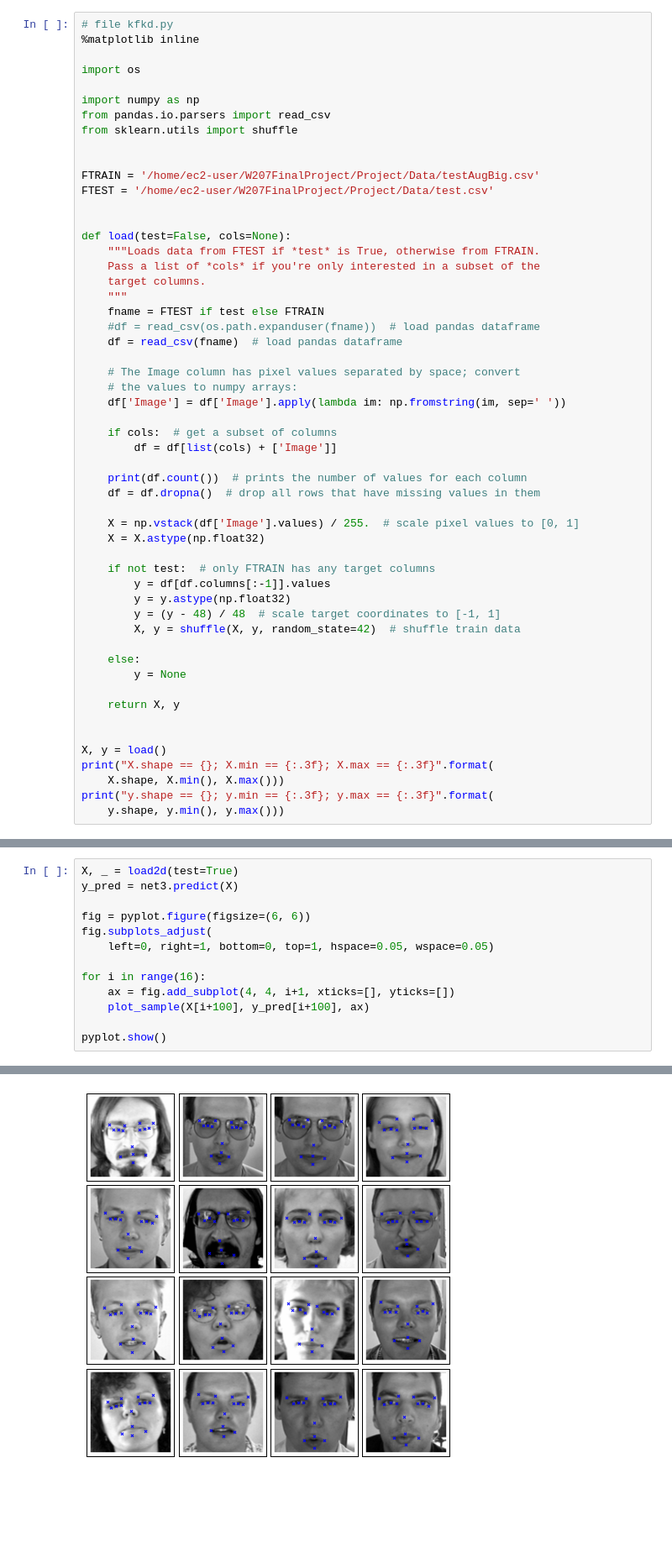
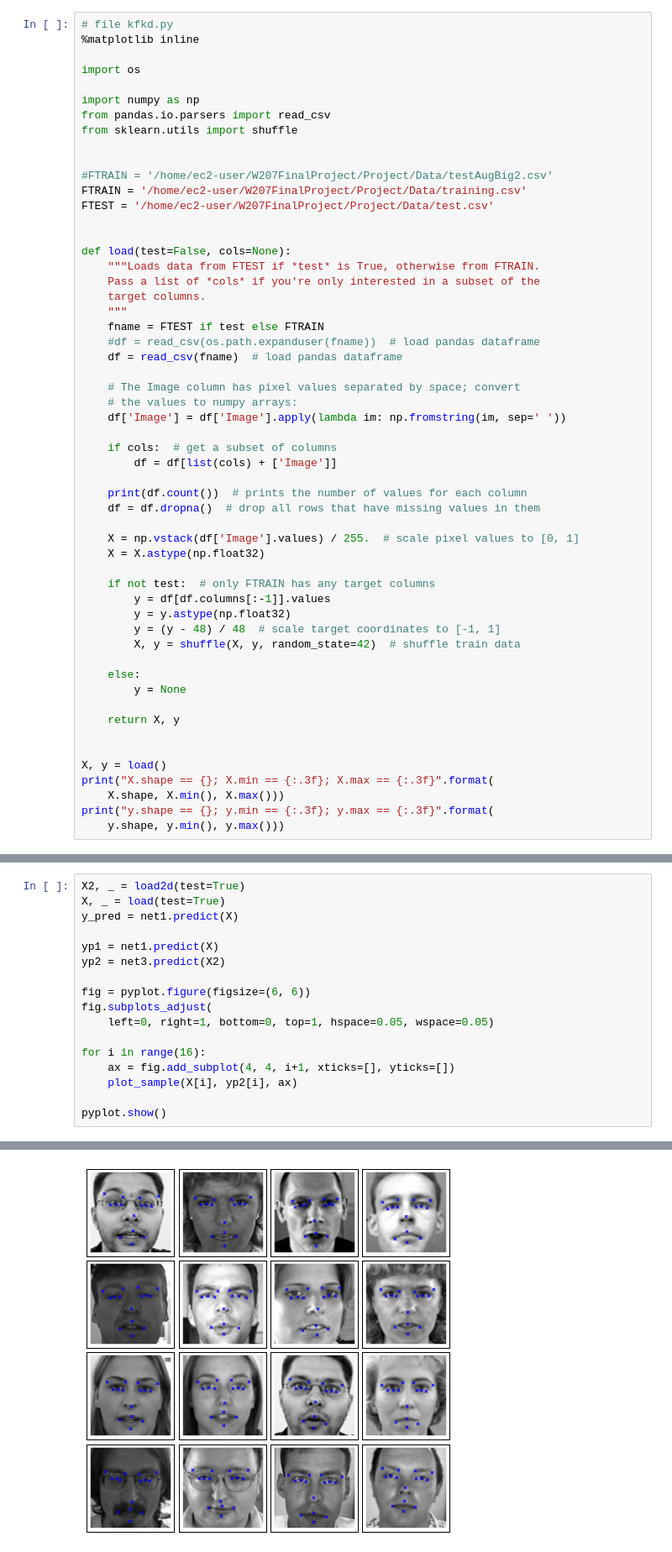
Before and after one commit to mjasek114/w207-Kaggle-Facial-Keypoint-Detection, a Jupyter notebook: Project/Source/James_&_Beth_CNN.ipynb, the cells around one changed output, grey strips where cells are left out. Shown at 84% size. Cells and saved outputs as stored; diff of their text form; blank space fills up the shorter version.

```diff
--- a/Project/Source/James_&_Beth_CNN.ipynb
+++ b/Project/Source/James_&_Beth_CNN.ipynb
@@ -9,7 +9,8 @@ from pandas.io.parsers import read_csv
 from sklearn.utils import shuffle
 
 
-FTRAIN = '/home/ec2-user/W207FinalProject/Project/Data/testAugBig.csv'
+#FTRAIN = '/home/ec2-user/W207FinalProject/Project/Data/testAugBig2.csv'
+FTRAIN = '/home/ec2-user/W207FinalProject/Project/Data/training.csv'
 FTEST = '/home/ec2-user/W207FinalProject/Project/Data/test.csv'
 
 
@@ -494,6 +495,10 @@ right_eye_outer_corner_y     1600
 # %%
-X, _ = load2d(test=True)
-y_pred = net3.predict(X)
+X2, _ = load2d(test=True)
+X, _ = load(test=True)
+y_pred = net1.predict(X)
+
+yp1 = net1.predict(X)
+yp2 = net3.predict(X2)
 
 fig = pyplot.figure(figsize=(6, 6))
 fig.subplots_adjust(
@@ -501,7 +506,7 @@ fig.subplots_adjust(
 
 for i in range(16):
     ax = fig.add_subplot(4, 4, i+1, xticks=[], yticks=[])
-    plot_sample(X[i+100], y_pred[i+100], ax)
+    plot_sample(X[i], yp2[i], ax)
 
 pyplot.show()
 # %% [output]
@@ -511 +519 @@ dtype: int64
-[figure, old version]
+[figure, new version]
```
Also changed, not shown: parts of 14 cells of this notebook, 5 other files.
